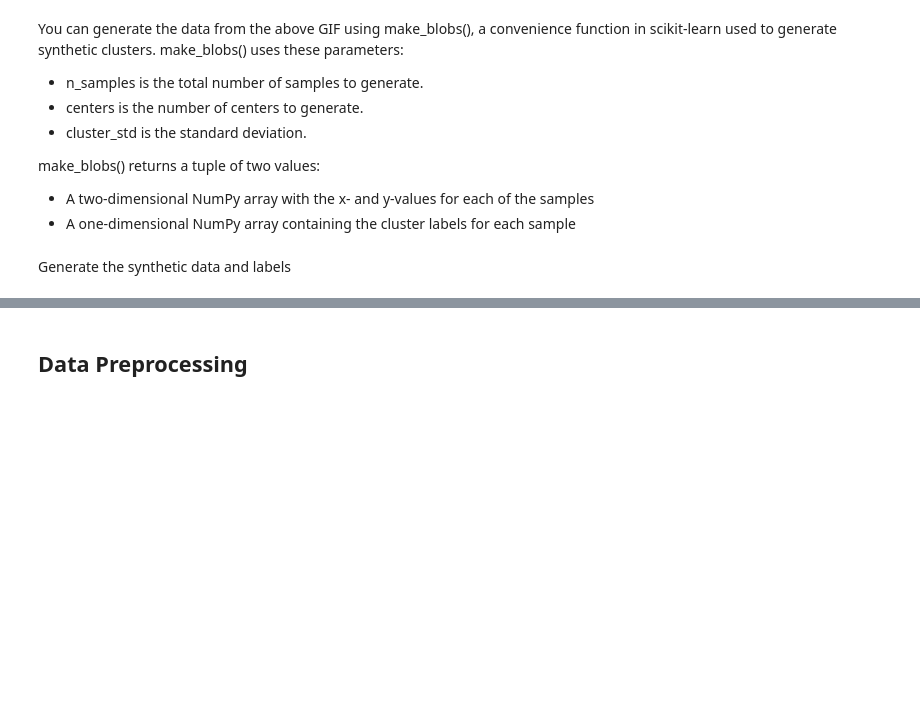
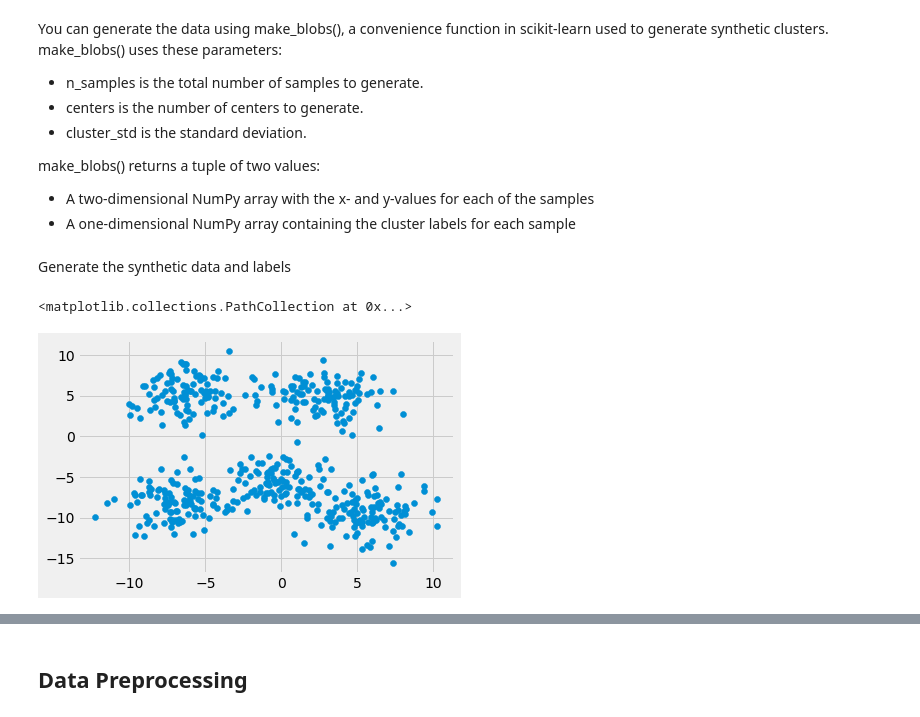
Before and after one commit to Mhtag/tutorials, a Jupyter notebook: machine_learning/kmeansclustering/Untitled.ipynb, the cells around one changed output, grey strips where cells are left out. Saved outputs shown, nothing was run; the diff lists cells and outputs as text; code cells hidden in the pictures; blank space fills up the shorter version.

```diff
--- a/machine_learning/kmeansclustering/Untitled.ipynb
+++ b/machine_learning/kmeansclustering/Untitled.ipynb
@@ -8,5 +10,5 @@ from sklearn.preprocessing import StandardScaler
 # %% [markdown]
-You can generate the data from the above GIF using make_blobs(), a convenience function in scikit-learn used to generate synthetic clusters. make_blobs() uses these parameters:
+You can generate the data using make_blobs(), a convenience function in scikit-learn used to generate synthetic clusters. make_blobs() uses these parameters:
 
 * n_samples is the total number of samples to generate.
 * centers is the number of centers to generate.
@@ -27,4 +29,9 @@ features, true_labels = make_blobs(
 )
+# %%
+plt.scatter(features[:,0], features[:,1])
+# %% [output]
+<matplotlib.collections.PathCollection at 0x...>
+[figure, added]
 # %%
 features
 # %% [output]
```
Also changed, not shown: parts of 38 cells of this notebook.
